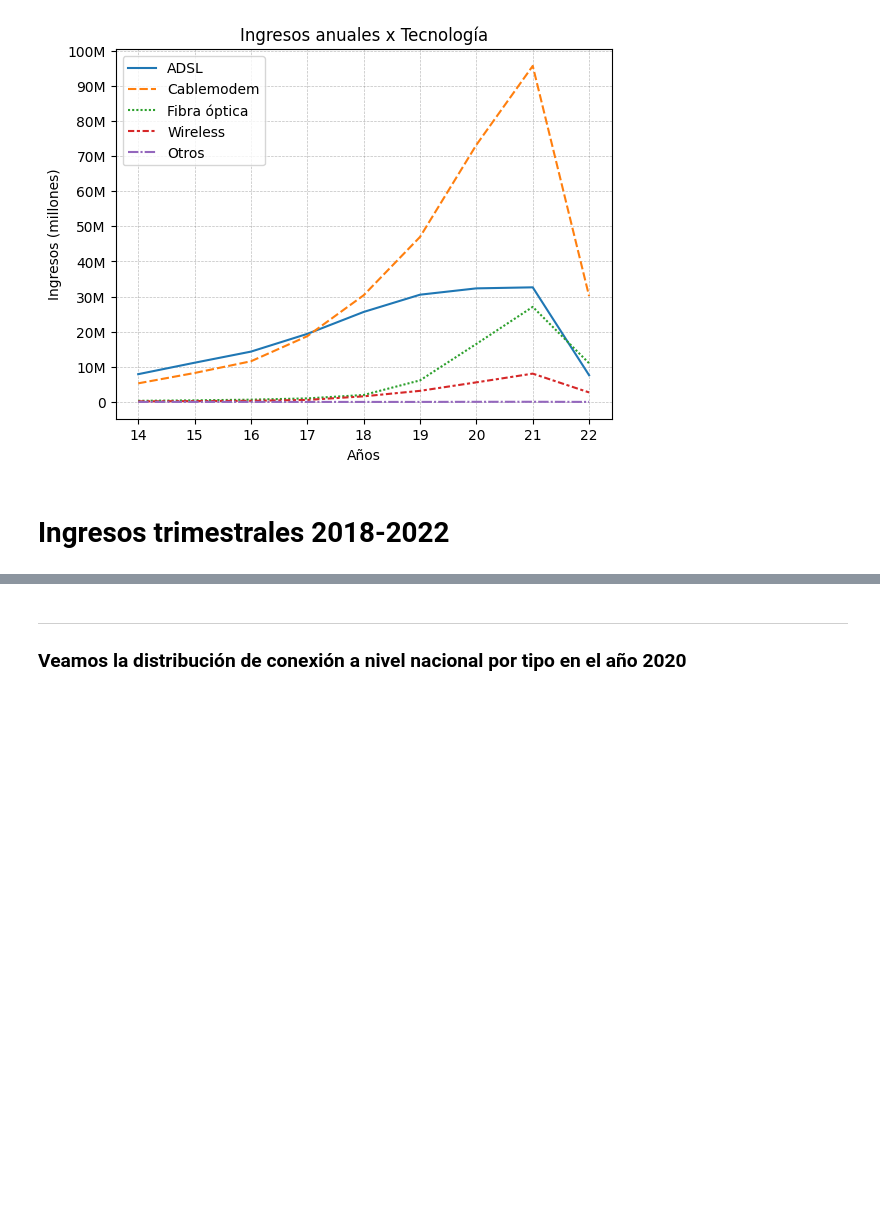
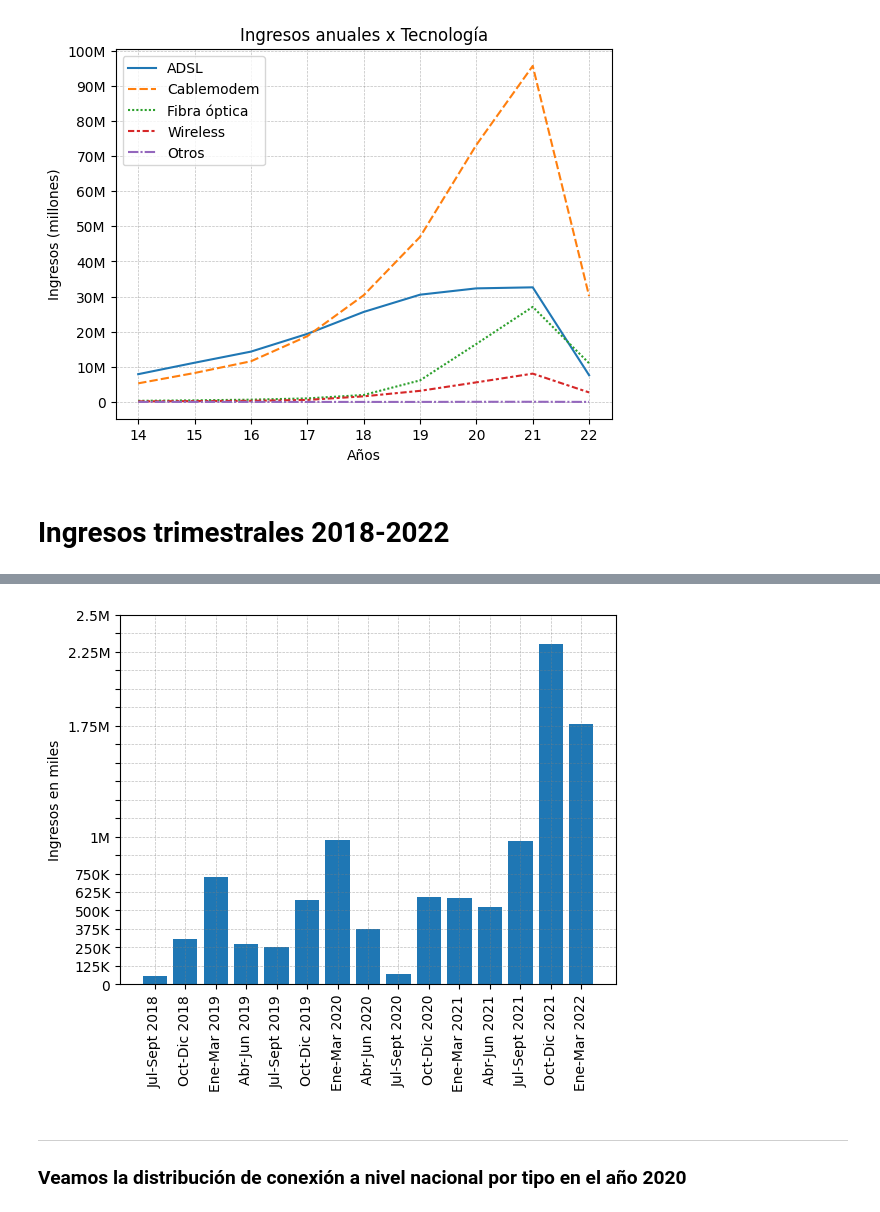
Before and after one commit to volpo/Telecomuniation_PI, a Jupyter notebook: EDA.ipynb, the cells around one changed output, grey strips where cells are left out. Cells and saved outputs as stored; diff of their text form; code cells hidden in the pictures; blank space fills up the shorter version.

```diff
--- a/EDA.ipynb
+++ b/EDA.ipynb
@@ -435,0 +517,9 @@ ingresos_trimestrales_2018_2022
+# %%
+
+ingresos_trimestrales_2018_2022['Fibra óptica'] =  Trimestre_Tecnologia['Fibra óptica %'] * ingresos_trimestrales_2018_2022['Ingresos (miles de pesos)'] / 100
+ingresos_trimestrales_2018_2022['ADSL'] =  Trimestre_Tecnologia['ADSL %'] * ingresos_trimestrales_2018_2022['Ingresos (miles de pesos)'] / 100
+ingresos_trimestrales_2018_2022['Cablemodem'] =   Trimestre_Tecnologia['Cablemodem %'] * ingresos_trimestrales_2018_2022['Ingresos (miles de pesos)'] / 100
+ingresos_trimestrales_2018_2022['Wireless'] =Trimestre_Tecnologia['Wireless %'] * ingresos_trimestrales_2018_2022['Ingresos (miles de pesos)'] / 100
+ingresos_trimestrales_2018_2022['Otros'] =  Trimestre_Tecnologia['Otros %'] * ingresos_trimestrales_2018_2022['Ingresos (miles de pesos)'] /100
+print(ingresos_trimestrales_2018_2022)
+pd.options.display.float_format = '{:.2f}'.format
@@ -435,0 +559,3 @@ ingresos_trimestrales_2018_2022
+# %%
+
+ingresos_trimestrales_2018_2022 = ingresos_trimestrales_2018_2022.drop(['Diferencia_Fibra_optica'], axis=1)
@@ -435,0 +582,11 @@ ingresos_trimestrales_2018_2022
+# %%
+'''# Ordenar el DataFrame por el trimestre en orden ascendente
+ingresos_trimestrales_2018_2022 = ingresos_trimestrales_2018_2022.sort_values('Trimestre_Ordenado')'''
+
+# Calcular la diferencia entre filas en la columna "Fibra óptica"
+ingresos_trimestrales_2018_2022['Diferencia_Fibra_optica'] = ingresos_trimestrales_2018_2022['Fibra óptica'].diff(periods=-1)
+
+
+# Mostrar el DataFrame resultante
+ingresos_trimestrales_2018_2022.drop(index=15, inplace=True)
+ingresos_trimestrales_2018_2022
@@ -435,0 +610,4 @@ ingresos_trimestrales_2018_2022
+# %%
+ingresos_FO_Tri = ingresos_trimestrales_2018_2022.iloc[:, [3,9]]
+ingresos_FO_Tri.sort_values(by=['Periodo'])
+ingresos_FO_Tri
@@ -436,3 +645,23 @@ ingresos_trimestrales_2018_2022
+# %%
+
+fig, ax = plt.subplots()
+
+# Genera el gráfico de barras
+plt.xticks(rotation=90)
+ax.bar(ingresos_FO_Tri['Periodo'], ingresos_FO_Tri['Diferencia_Fibra_optica'])
+# Invertir el eje x
+ax.invert_xaxis()
+plt.grid(color='gray', linestyle='--', linewidth=0.5, alpha=0.5)
+
+# Generar la lista de etiquetas personalizada
+labels = ['0','125K',  '250K', '375K', '500K', '625K', '750K', '','1M','','','','','', '1.75M', '', '', '', '2.25M','','2.5M']
+# Establecer las etiquetas del eje y
+plt.yticks(range(0, 2500001, 125000), labels)
+plt.ylabel('Ingresos en miles')
+# Mostrar el gráfico
+plt.show()
+# %% [output]
+[figure, added]
 # %% [markdown]
 -----
 
```
Also changed, not shown: parts of 24 cells of this notebook.
